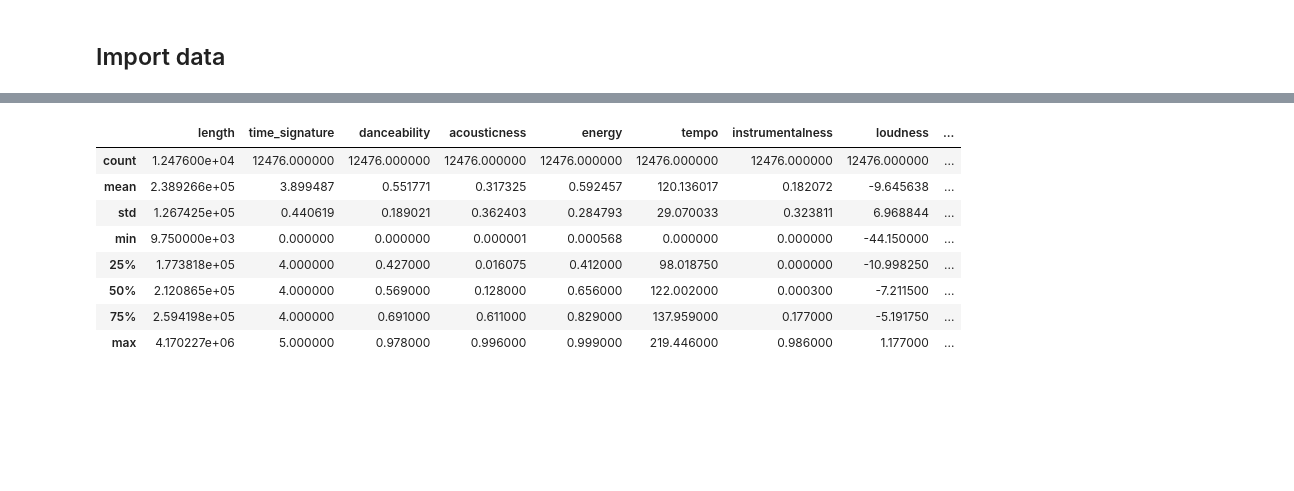
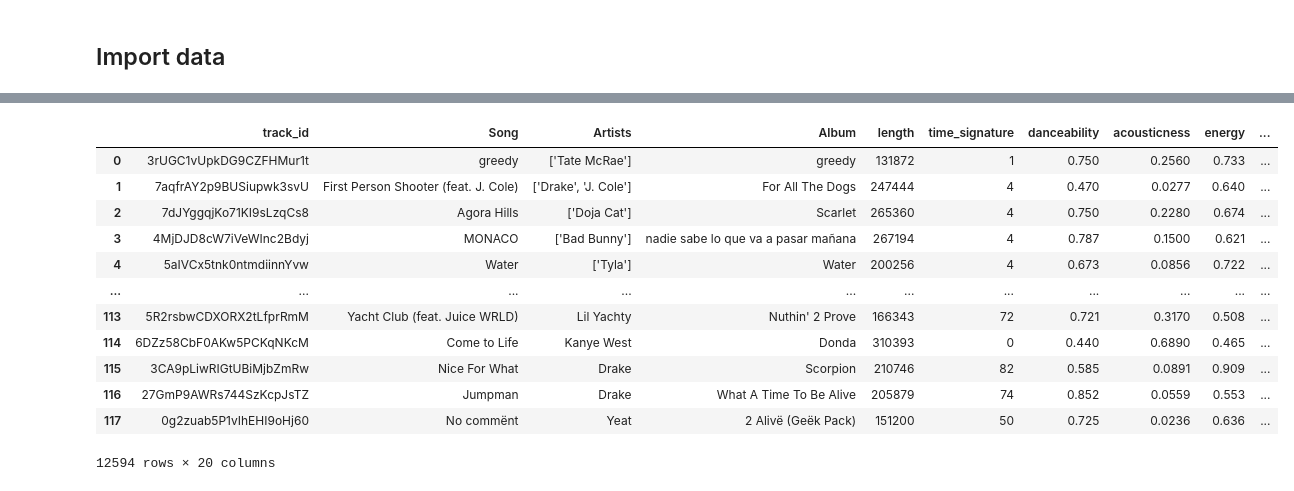
Before and after one commit to EthanFalcao/Spotify_Reccommendation_Algorithm, a Jupyter notebook: feature_selection.ipynb, the cells around one changed output, grey strips where cells are left out. Saved outputs shown, nothing was run; the diff lists cells and outputs as text; code cells hidden in the pictures; blank space fills up the shorter version.

```diff
--- a/feature_selection.ipynb
+++ b/feature_selection.ipynb
@@ -42,3 +22,4 @@ memory usage: 1.9+ MB
 # %%
 # Create new column with minutes listened to
 df['minutes'] = df['length'] / 60000
+df_fav['minutes'] = df_fav['length'] / 60000
@@ -45,17 +46,23 @@ df['minutes'] = df['length'] / 60000
+# %%
+df = pd.concat([df, df_fav])
+# %%
+df
+# %% [output]
+|  | track_id | Song | Artists | Album | length | time_signature | danceability | acousticness | energy | ... |
+| 0 | 3rUGC1vUpkDG9CZFHMur1t | greedy | ['Tate McRae'] | greedy | 131872 | 1 | 0.750 | 0.2560 | 0.733 | ... |
+| 1 | 7aqfrAY2p9BUSiupwk3svU | First Person Shooter (feat. J. Cole) | ['Drake', 'J. Cole'] | For All The Dogs | 247444 | 4 | 0.470 | 0.0277 | 0.640 | ... |
+| 2 | 7dJYggqjKo71KI9sLzqCs8 | Agora Hills | ['Doja Cat'] | Scarlet | 265360 | 4 | 0.750 | 0.2280 | 0.674 | ... |
+| 3 | 4MjDJD8cW7iVeWInc2Bdyj | MONACO | ['Bad Bunny'] | nadie sabe lo que va a pasar mañana | 267194 | 4 | 0.787 | 0.1500 | 0.621 | ... |
+| 4 | 5aIVCx5tnk0ntmdiinnYvw | Water | ['Tyla'] | Water | 200256 | 4 | 0.673 | 0.0856 | 0.722 | ... |
+| ... | ... | ... | ... | ... | ... | ... | ... | ... | ... | ... |
+| 113 | 5R2rsbwCDXORX2tLfprRmM | Yacht Club (feat. Juice WRLD) | Lil Yachty | Nuthin' 2 Prove | 166343 | 72 | 0.721 | 0.3170 | 0.508 | ... |
+| 114 | 6DZz58CbF0AKw5PCKqNKcM | Come to Life | Kanye West | Donda | 310393 | 0 | 0.440 | 0.6890 | 0.465 | ... |
+| 115 | 3CA9pLiwRIGtUBiMjbZmRw | Nice For What | Drake | Scorpion | 210746 | 82 | 0.585 | 0.0891 | 0.909 | ... |
+| 116 | 27GmP9AWRs744SzKcpJsTZ | Jumpman | Drake | What A Time To Be Alive | 205879 | 74 | 0.852 | 0.0559 | 0.553 | ... |
+| 117 | 0g2zuab5P1vIhEHI9oHj60 | No commënt | Yeat | 2 Alivë (Geëk Pack) | 151200 | 50 | 0.725 | 0.0236 | 0.636 | ... |
+12594 rows × 20 columns
 # %%
 # Dropping columns that could lead to data leakage
 df_num= df.drop(columns=['track_id','Song', 'Album', 'Artists' ])
 # %%
 df_cat = df[['track_id', 'Song', 'Album', 'Artists']]
-# %%
-df_num.describe()
-# %% [output]
-|  | length | time_signature | danceability | acousticness | energy | tempo | instrumentalness | loudness | ... |
-| count | 1.247600e+04 | 12476.000000 | 12476.000000 | 12476.000000 | 12476.000000 | 12476.000000 | 12476.000000 | 12476.000000 | ... |
-| mean | 2.389266e+05 | 3.899487 | 0.551771 | 0.317325 | 0.592457 | 120.136017 | 0.182072 | -9.645638 | ... |
-| std | 1.267425e+05 | 0.440619 | 0.189021 | 0.362403 | 0.284793 | 29.070033 | 0.323811 | 6.968844 | ... |
-| min | 9.750000e+03 | 0.000000 | 0.000000 | 0.000001 | 0.000568 | 0.000000 | 0.000000 | -44.150000 | ... |
-| 25% | 1.773818e+05 | 4.000000 | 0.427000 | 0.016075 | 0.412000 | 98.018750 | 0.000000 | -10.998250 | ... |
-| 50% | 2.120865e+05 | 4.000000 | 0.569000 | 0.128000 | 0.656000 | 122.002000 | 0.000300 | -7.211500 | ... |
-| 75% | 2.594198e+05 | 4.000000 | 0.691000 | 0.611000 | 0.829000 | 137.959000 | 0.177000 | -5.191750 | ... |
-| max | 4.170227e+06 | 5.000000 | 0.978000 | 0.996000 | 0.999000 | 219.446000 | 0.986000 | 1.177000 | ... |
```
Also changed, not shown: parts of 14 cells of this notebook.
